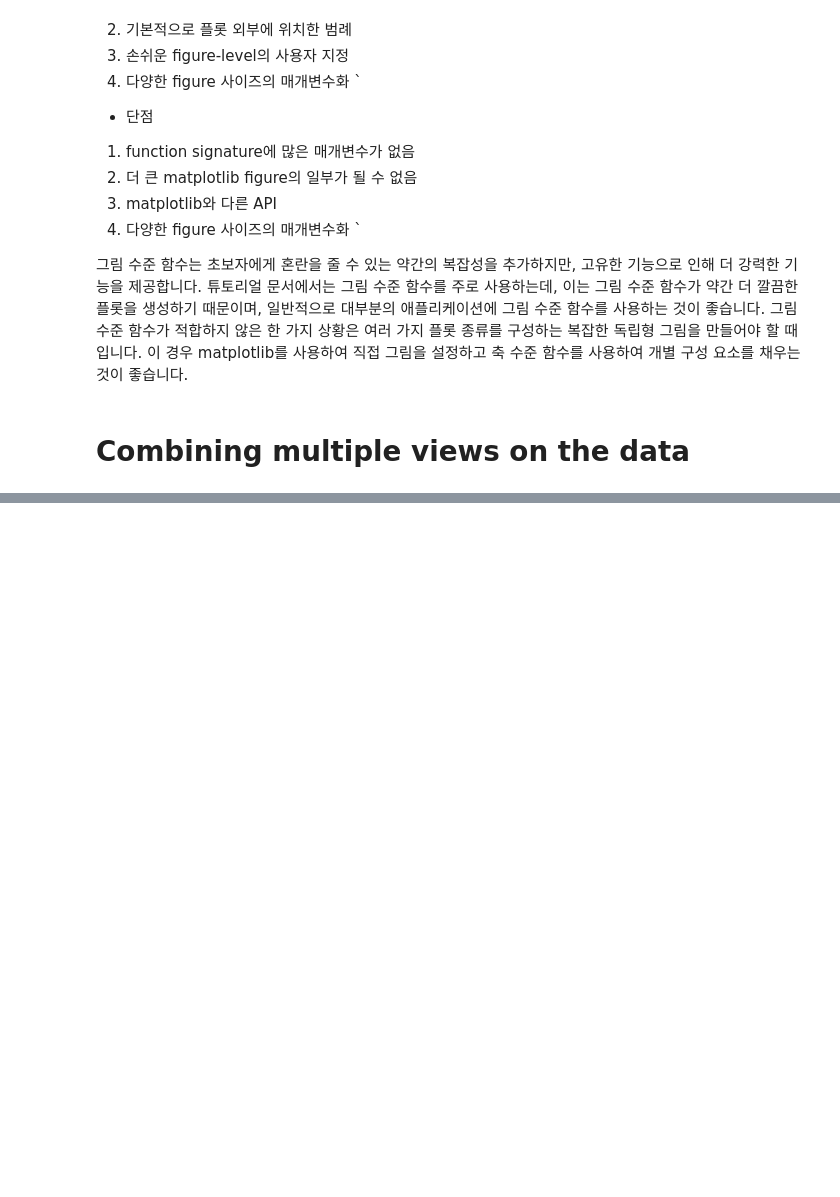
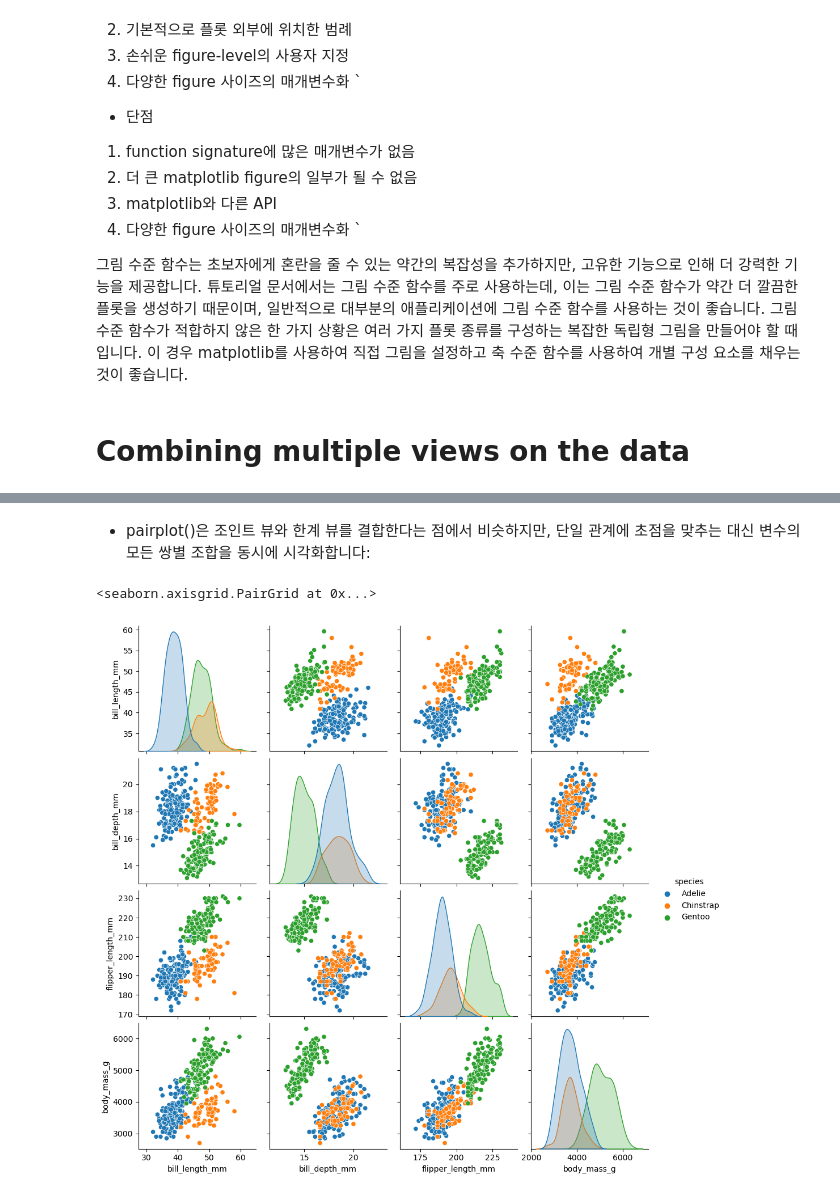
Before and after one commit to Choseyeonshay/seaborntutorial, a Jupyter notebook: 5. Overview of seaborn plotting functions.ipynb, the cells around one changed output, grey strips where cells are left out. Saved outputs shown, nothing was run; the diff lists cells and outputs as text; code cells hidden in the pictures; blank space fills up the shorter version.

```diff
--- a/5. Overview of seaborn plotting functions.ipynb
+++ b/5. Overview of seaborn plotting functions.ipynb
@@ -186,0 +199,7 @@ g = sns.FacetGrid(penguins, col="sex", height=3.5, aspect=.75)
+# %% [markdown]
+- pairplot()은 조인트 뷰와 한계 뷰를 결합한다는 점에서 비슷하지만, 단일 관계에 초점을 맞추는 대신 변수의 모든 쌍별 조합을 동시에 시각화합니다:
+# %%
+sns.pairplot(data=penguins, hue="species")
+# %% [output]
+<seaborn.axisgrid.PairGrid at 0x...>
+[figure, added]
```
Also changed, not shown: parts of 4 cells of this notebook.
